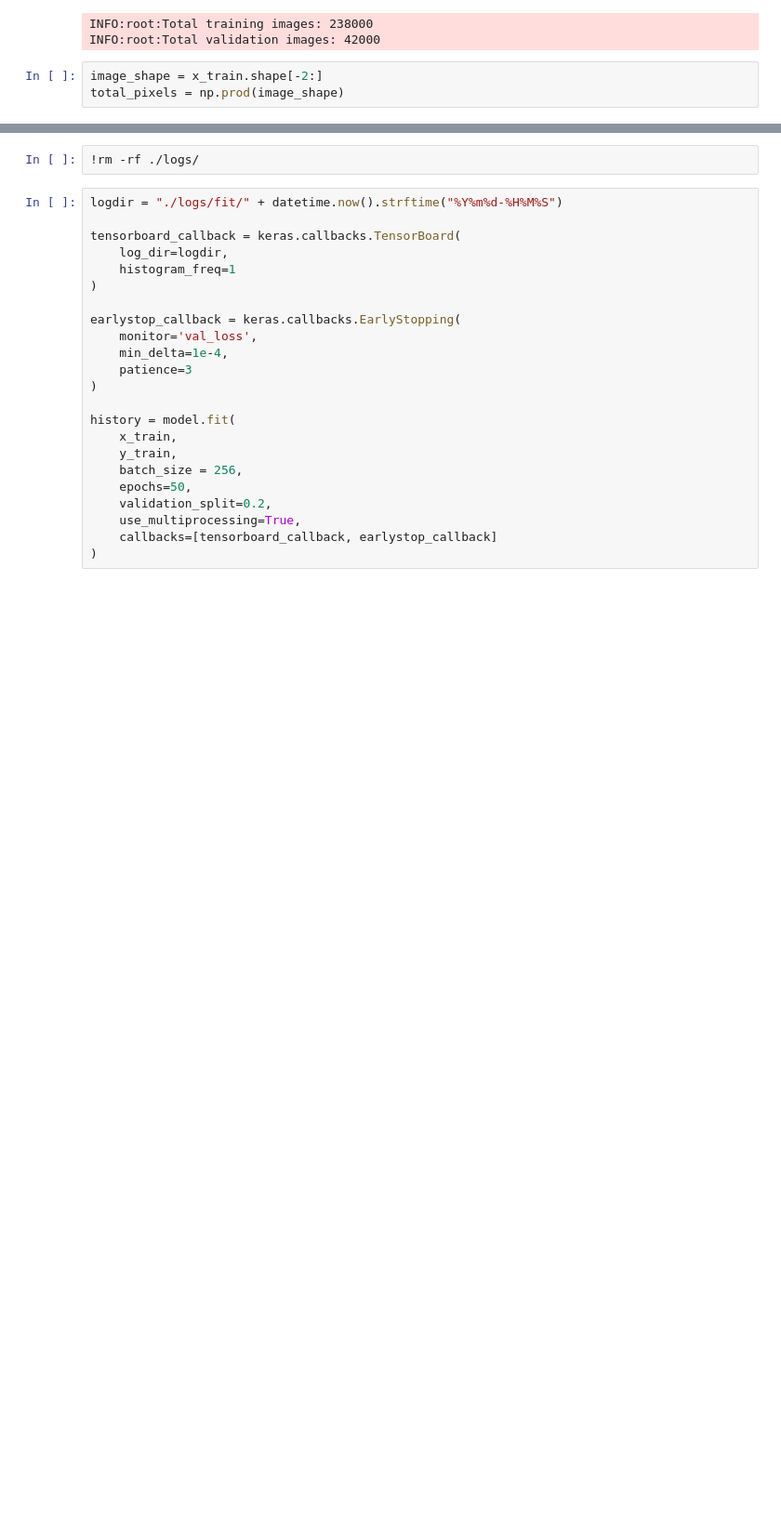
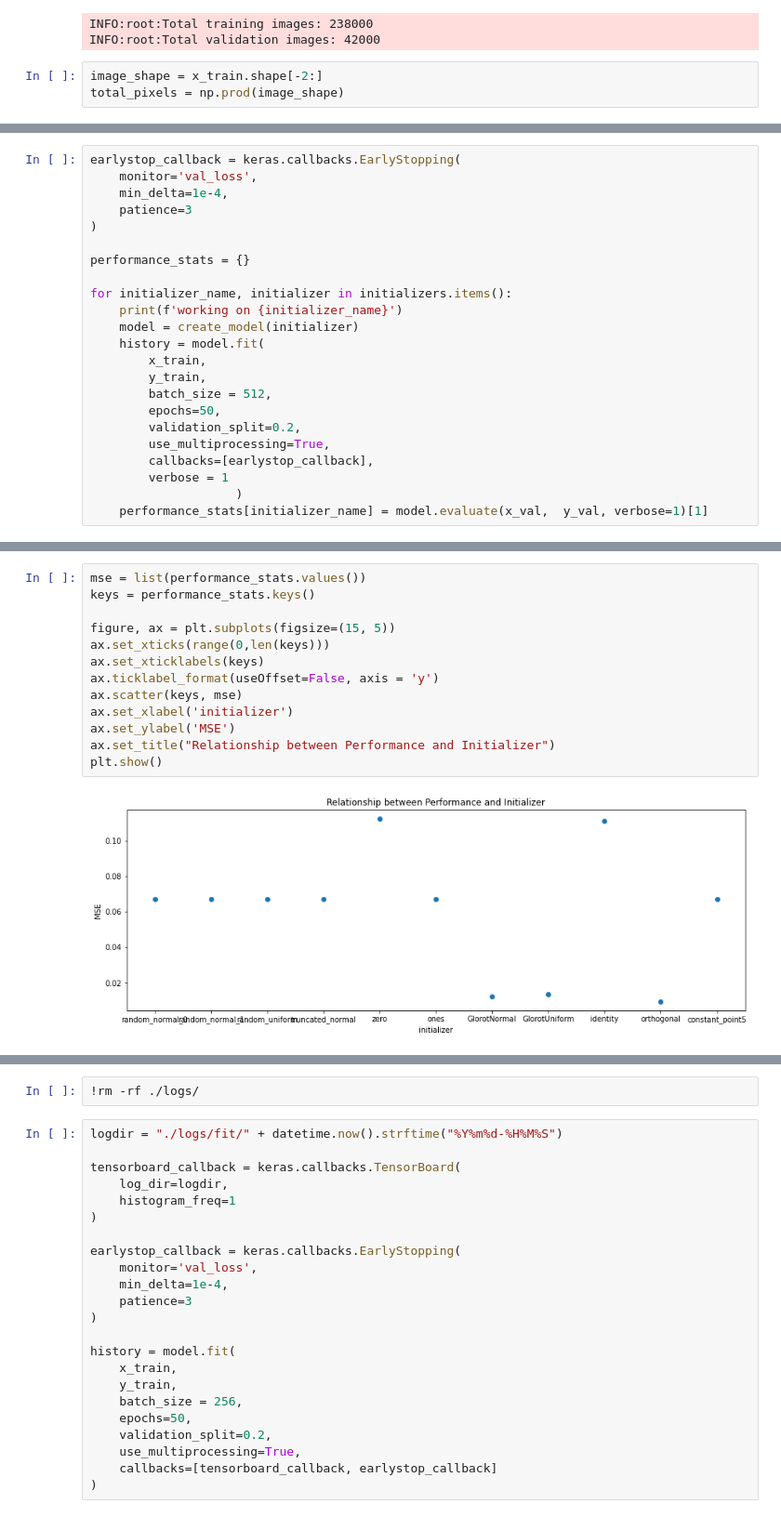
Before and after one commit to edwin-yan/An-Image-Denoising-Network-with-Interpretation, a Jupyter notebook: experiments.ipynb, the cells around one changed output, grey strips where cells are left out. Shown at 93% size. Cells and saved outputs as stored; diff of their text form; blank space fills up the shorter version.

Commit message:
Experiment on Different Initializers

```diff
--- a/experiments.ipynb
+++ b/experiments.ipynb
@@ -32,0 +64,23 @@ total_pixels = np.prod(image_shape)
+# %%
+earlystop_callback = keras.callbacks.EarlyStopping(
+    monitor='val_loss',
+    min_delta=1e-4,
+    patience=3
+)
+
+performance_stats = {}
+
+for initializer_name, initializer in initializers.items():
+    print(f'working on {initializer_name}')
+    model = create_model(initializer)
+    history = model.fit(
+        x_train,
+        y_train,
+        batch_size = 512,
+        epochs=50,
+        validation_split=0.2,
+        use_multiprocessing=True,
+        callbacks=[earlystop_callback],
+        verbose = 1
+                    )
+    performance_stats[initializer_name] = model.evaluate(x_val,  y_val, verbose=1)[1]
@@ -33,3 +105,18 @@ total_pixels = np.prod(image_shape)
+# %%
+mse = list(performance_stats.values())
+keys = performance_stats.keys()
+
+figure, ax = plt.subplots(figsize=(15, 5))
+ax.set_xticks(range(0,len(keys)))
+ax.set_xticklabels(keys)
+ax.ticklabel_format(useOffset=False, axis = 'y')
+ax.scatter(keys, mse)
+ax.set_xlabel('initializer')
+ax.set_ylabel('MSE')
+ax.set_title("Relationship between Performance and Initializer")
+plt.show()
+# %% [output]
+[figure, added]
 # %%
 inputs = keras.Input(shape=image_shape, name='input_layer')
 flatten = keras.layers.Flatten(name='flatten_input_layer')(inputs)
```
Also changed, not shown: parts of 10 cells of this notebook.
